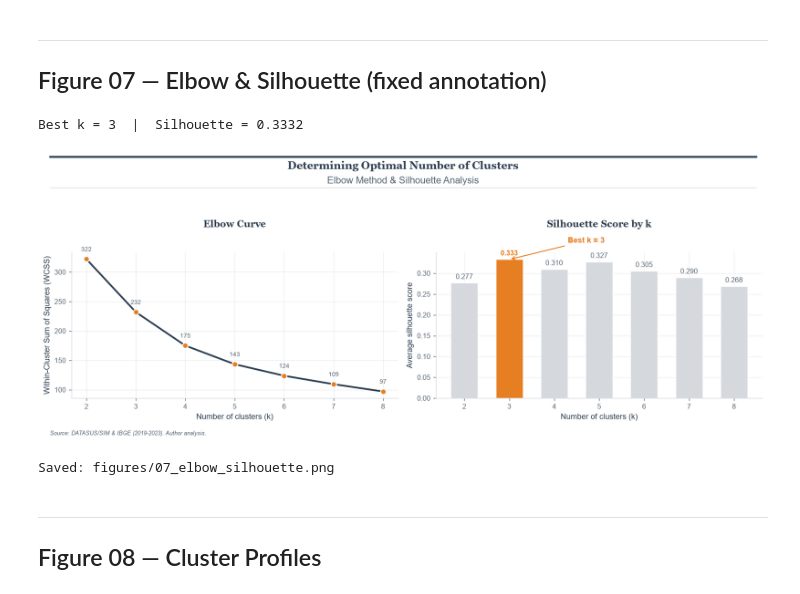
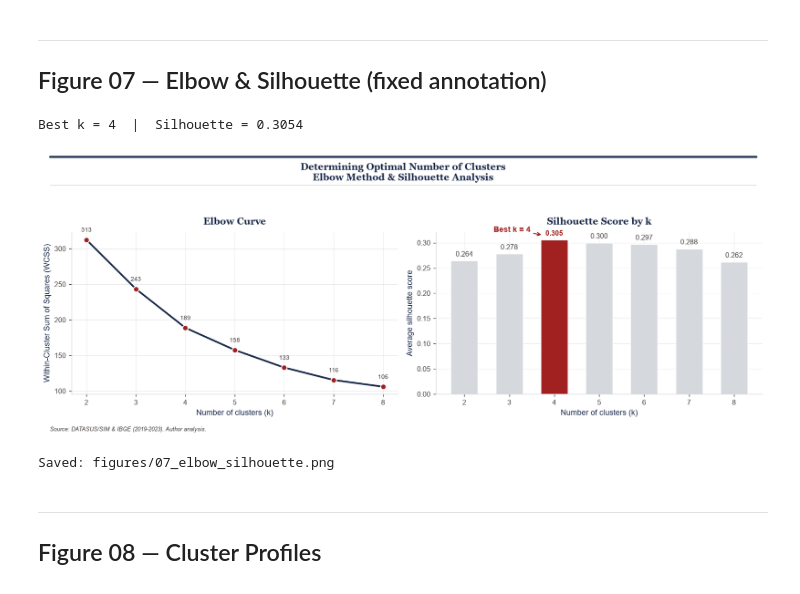
Before and after one commit to g4bfernandoo/regional-health-disparities-brazil, a Jupyter notebook: notebooks/04_figure_styling.ipynb, the cells around one changed output. Saved outputs shown, nothing was run; the diff lists cells and outputs as text; code cells hidden in the pictures.

```diff
--- a/notebooks/04_figure_styling.ipynb
+++ b/notebooks/04_figure_styling.ipynb
@@ -49,15 +52,42 @@ Data loaded
 ---
 ## Figure 07 — Elbow & Silhouette (fixed annotation)
 # %%
+# ── FIGURE 07 — Elbow & Silhouette ───────────────────────────────────────────
+
+import sys
+sys.path.insert(0, '..')
+
+import importlib, style
+importlib.reload(style)
+from style import apply_style, add_figure_rule, add_source_note, add_separator, title_font, PALETTE, CLUSTER_COLORS, CLUSTER_LABELS
+apply_style()
+
+import pandas as pd
+import numpy as np
 from sklearn.preprocessing import StandardScaler
 from sklearn.cluster import KMeans
 from sklearn.metrics import silhouette_score
+import matplotlib.pyplot as plt
+import matplotlib.ticker as mticker
+import os
+os.makedirs('figures', exist_ok=True)
 
-# Rebuild scaled features
-df_cluster = df_cluster.copy()
+# Load clustered data
+df_c = pd.read_csv('../data/processed/para_cardiovascular_clustered.csv',
+                   dtype={'cod_ibge': str})
+REFERENCE_CENTERS = ['BELEM', 'ANANINDEUA']
+df_cluster = df_c[~df_c['nome_municipio'].isin(REFERENCE_CENTERS)].copy()
+
+# Rebuild smoothed feature (same formula as notebook 03)
+df_cluster['media_inicio'] = df_cluster[['mort_2019','mort_2020']].mean(axis=1)
+df_cluster['media_fim']    = df_cluster[['mort_2022','mort_2023']].mean(axis=1)
+df_cluster['crescimento_mort_suavizado'] = (
+    (df_cluster['media_fim'] - df_cluster['media_inicio']) /
+    (df_cluster['media_inicio'] + 1) * 100
+)
 df_cluster['log_pib_per_capita'] = np.log(df_cluster['pib_per_capita'])
-FEATURES_MODEL = ['taxa_mort_100k', 'taxa_proc_100k', 'log_pib_per_capita', 'crescimento_mort']
 
+FEATURES_MODEL = ['taxa_mort_100k', 'log_pib_per_capita', 'crescimento_mort_suavizado']
 scaler   = StandardScaler()
 X_scaled = scaler.fit_transform(df_cluster[FEATURES_MODEL])
 
@@ -73,65 +103,56 @@ best_k   = list(K_range)[sil_scores.index(max(sil_scores))]
 best_sil = max(sil_scores)
 print(f"Best k = {best_k}  |  Silhouette = {best_sil:.4f}")
 
-# ── Figure ────────────────────────────────────────────────────────────────────
+# ── Plot ──────────────────────────────────────────────────────────────────────
 fig, axes = plt.subplots(1, 2, figsize=(13, 5))
-fig.suptitle("Determining Optimal Number of Clusters",
-    fontproperties=title_font(14), y=0.98, color=PALETTE["navy"])
-fig.text(0.5, 0.90, "Elbow Method & Silhouette Analysis", ha="center", fontsize=12, color=PALETTE["slate"])
+fig.suptitle("Determining Optimal Number of Clusters\nElbow Method & Silhouette Analysis",
+             fontproperties=title_font(12), y=0.96, color=PALETTE["navy"])
+add_figure_rule(fig, y=0.98)
+add_separator(fig, y=0.88)
 
-add_figure_rule(fig, y=0.995)
-add_separator(fig, y=0.885)
-
-# Left: Elbow
 ax = axes[0]
 ax.plot(list(K_range), wcss, color=PALETTE["navy"], linewidth=2.2,
         marker='o', markersize=7, markerfacecolor=PALETTE["crimson"],
         markeredgecolor="white", markeredgewidth=1.2)
 ax.set_xlabel("Number of clusters (k)")
 ax.set_ylabel("Within-Cluster Sum of Squares (WCSS)")
-ax.set_title("Elbow Curve", fontproperties=title_font(12), y=1.12)
+ax.set_title("Elbow Curve", fontproperties=title_font(12), y=1)
 ax.set_xticks(list(K_range))
 for k, w in zip(K_range, wcss):
-    ax.annotate(f"{w:.0f}", (k, w),
-                textcoords="offset points", xytext=(0, 10),
-                ha="center", fontsize=8, color=PALETTE["slate"])
+    ax.annotate(f"{w:.0f}", (k, w), textcoords="offset points",
+                xytext=(0, 10), ha="center", fontsize=8, color=PALETTE["slate"])
 
-# Right: Silhouette bars
 ax2 = axes[1]
-bar_colors = [PALETTE["crimson"] if k == best_k else PALETTE["rule"]
-              for k in K_range]
+bar_colors = [PALETTE["crimson"] if k == best_k else PALETTE["rule"] for k in K_range]
 bars = ax2.bar(list(K_range), sil_scores, color=bar_colors,
                edgecolor="white", linewidth=0.8, width=0.6)
 ax2.set_xlabel("Number of clusters (k)")
 ax2.set_ylabel("Average silhouette score")
-ax2.set_title("Silhouette Score by k", fontproperties=title_font(12), y=1.12)
+ax2.set_title("Silhouette Score by k", fontproperties=title_font(12), y=1)
 ax2.set_xticks(list(K_range))
 
 for bar, score, k in zip(bars, sil_scores, K_range):
     ax2.text(bar.get_x() + bar.get_width()/2,
-             bar.get_height() + 0.006,
-             f"{score:.3f}",
+             bar.get_height() + 0.006, f"{score:.3f}",
              ha="center", va="bottom", fontsize=9,
              color=PALETTE["crimson"] if k == best_k else PALETTE["slate"],
              fontweight="bold" if k == best_k else "normal")
 
-best_bar_height = sil_scores[list(K_range).index(best_k)]
-ax2.annotate(
-    f"Best k = {best_k}",
-    xy=(best_k, best_bar_height),
-    xytext=(best_k + 1.3, best_bar_height + 0.040),
-    fontsize=10, color=PALETTE["crimson"], fontweight="bold",
-    arrowprops=dict(arrowstyle="->", color=PALETTE["crimson"], lw=1.2)
-)
+best_bar_h = sil_scores[list(K_range).index(best_k)]
+ax2.annotate(f"Best k = {best_k}",
+             xy=(best_k - 0.25, best_bar_h + 0.01),
+             xytext=(best_k - 1.35, best_bar_h + 0.016),
+             fontsize=10, color=PALETTE["crimson"], fontweight="bold",
+             arrowprops=dict(arrowstyle="->", color=PALETTE["crimson"], lw=1.2))
 
 add_source_note(fig)
 plt.tight_layout(rect=[0, 0.03, 1, 0.90])
 plt.savefig("figures/07_elbow_silhouette.png")
 plt.show()
 print("Saved: figures/07_elbow_silhouette.png")
 # %% [output]
-Best k = 3  |  Silhouette = 0.3332
+Best k = 4  |  Silhouette = 0.3054
-[figure, old version]
+[figure, new version]
 Saved: figures/07_elbow_silhouette.png
 # %% [markdown]
 ---
```
Also changed, not shown: parts of 3 cells of this notebook, 12 other files.
